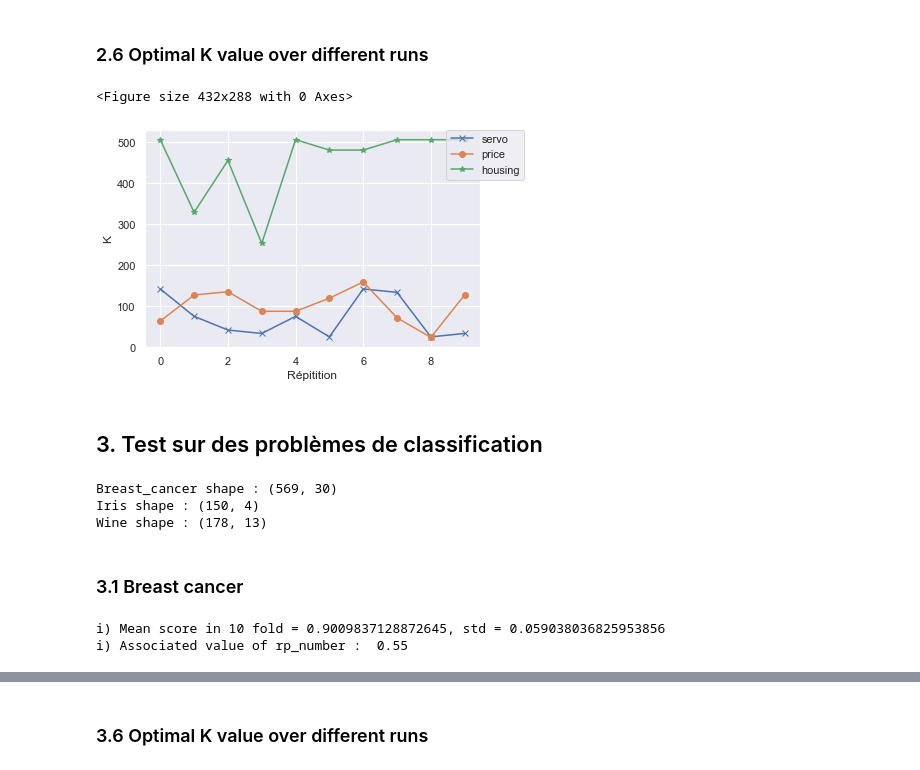
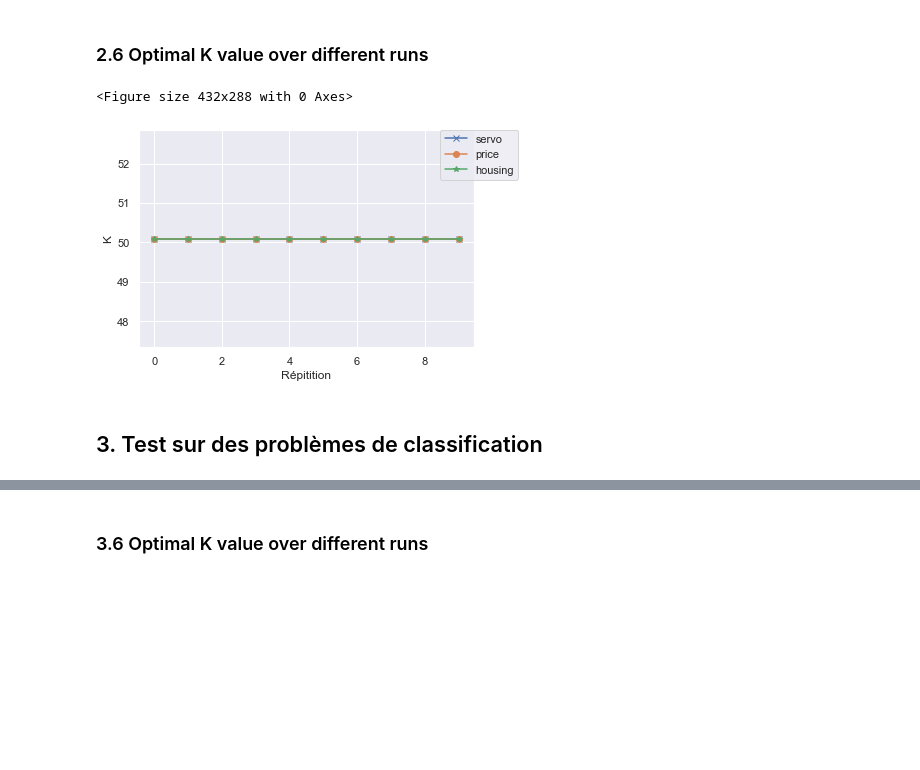
Before and after one commit to hamdilaziz/MLM, a Jupyter notebook: code/Experimentations.ipynb, the cells around one changed output, grey strips where cells are left out. Cells and saved outputs as stored; diff of their text form; code cells hidden in the pictures; blank space fills up the shorter version.

```diff
--- a/code/Experimentations.ipynb
+++ b/code/Experimentations.ipynb
@@ -302,4 +298,0 @@ SVR(C=512, epsilon=0.2, gamma=0.001)
-# %%
-clf = SVR(C=512, epsilon=0.2, gamma=0.001)
-scores = cross_val_score(clf,x,y.reshape(len(y)),scoring='neg_mean_squared_error',cv=10)
-print("i) Mean score in 10 fold = {}, std = {}".format(-scores.mean(),scores.std()))
@@ -322,0 +413,20 @@ pd.DataFrame(data=arr,columns=["Servo","Auto price","Boston housing"],index=["ML
+# %%
+distances = ['euclidean','canberra','chebyshev','cityblock','sqeuclidean']
+data = [iris,wine,diabetes,cancer]
+scores_r = []
+for i in range(len(data)):
+    X,y = preprocessing(data[i])
+    rus = RandomUnderSampler(random_state=42) # equilibré les proportions de classes
+    X,y = rus.fit_resample(X,y)
+    L = []
+    for i in range(5):
+        X_train, X_test, y_train, y_test = train_test_split(X, y, test_size=1/3)
+        mx,ecart = X_train.mean(0),X_train.std(0)
+        X_train,X_test = (X_train-mx)/ecart,(X_test-mx)/ecart
+        y_train = y_train.reshape((len(y_train),1))
+        y_test = y_test.reshape((len(y_test),1))
+        clf=NN_MLM(1)
+        clf.fit(X_train,y_train)
+        pred = clf.predict(X_test)
+        L.append(accuracy_score(y_test,pred))
+    scores_r.append(np.mean(L))
@@ -356,56 +539,42 @@ plt.show()
 # %% [markdown]
 ### 2.6 Optimal K value over different runs
 # %%
-def optimal_k_over(x,y,name):
-    x = StandardScaler().fit_transform(x)
-    x,y = randomize(x,y)
+def optimal_k_over(dataset,name):
+    X,y = preprocessing(servo)
     y = y.reshape((len(y),1))
+    x_train, x_test, y_train, y_test = split_and_norm(X,y,"r",test_size=1/3)
     L = []
     for i in range(10):
         li = []
-        x_train, x_test, y_train, y_test = train_test_split(x, y, test_size=1/3)
         for j in np.arange(5,105,5):
             if name == 'r':
                 clf = MLM(rp_number=j/100)
             elif name == 'c':
                 clf = NN_MLM(rp_number=j/100)
             clf.fit(x_train,y_train)
             score = clf.score(x_test,y_test)
-            li.append((score,(j/100)*len(x)))
+            li.append((score,(j/100)*len(X)))
         L.append(sorted(li, key=lambda x: x[0])[-1])
     return L
 
-x,y = preprocessing(servo)
-servo_optimal_k = optimal_k_over(x,y,'r')
-x,y = preprocessing(price)
-price_optimal_k = optimal_k_over(x,y,'r')
-x,y = preprocessing(housing)
-housing_optimal_k = optimal_k_over(x,y,'r')
+servo_optimal_k = optimal_k_over(servo,'r')
+price_optimal_k = optimal_k_over(price,'r')
+housing_optimal_k = optimal_k_over(housing,'r')
 #x,y = preprocessing(abalone)
 #abalone_optimal_k = optimal_k_over(x,y,'r')
 
 plt.figure()
 plt.figure("Optimal K value over different runs")
 plt.plot(range(10),[i[1] for i in servo_optimal_k],"-x",label="servo")
 plt.plot(range(10),[i[1] for i in price_optimal_k],"-o",label="price")
 plt.plot(range(10),[i[1] for i in housing_optimal_k],"-*",label="housing")
 #plt.plot(range(10),[i[1] for i in abalone_optimal_k],"-^",label="abalone")
 plt.xlabel("Répitition")
 plt.ylabel("K")
 plt.legend(bbox_to_anchor=(0.9, 1), loc='upper left', borderaxespad=0.)
 plt.show()
 # %% [output]
 <Figure size 432x288 with 0 Axes>
-[figure, old version]
+[figure, new version]
 # %% [markdown]
 ## 3. Test sur des problèmes de classification
-# %%
-print("Breast_cancer shape :",breast_cancer.data.shape)
-print("Iris shape :",iris.data.shape)
-print("Wine shape :",wine.data.shape)
-# %% [output]
-Breast_cancer shape : (569, 30)
-Iris shape : (150, 4)
-Wine shape : (178, 13)
-# %% [markdown]
-### 3.1 Breast cancer
@@ -421,7 +580,0 @@ def randomize(x,y):
-# %%
-x = StandardScaler().fit_transform(breast_cancer.data)
-x,y = randomize(x,breast_cancer.target)
-s = test(x,y,"c")
-# %% [output]
-i) Mean score in 10 fold = 0.9009837128872645, std = 0.059038036825953856
-i) Associated value of rp_number :  0.55
```
Also changed, not shown: parts of 100 cells of this notebook, 59 other files.
